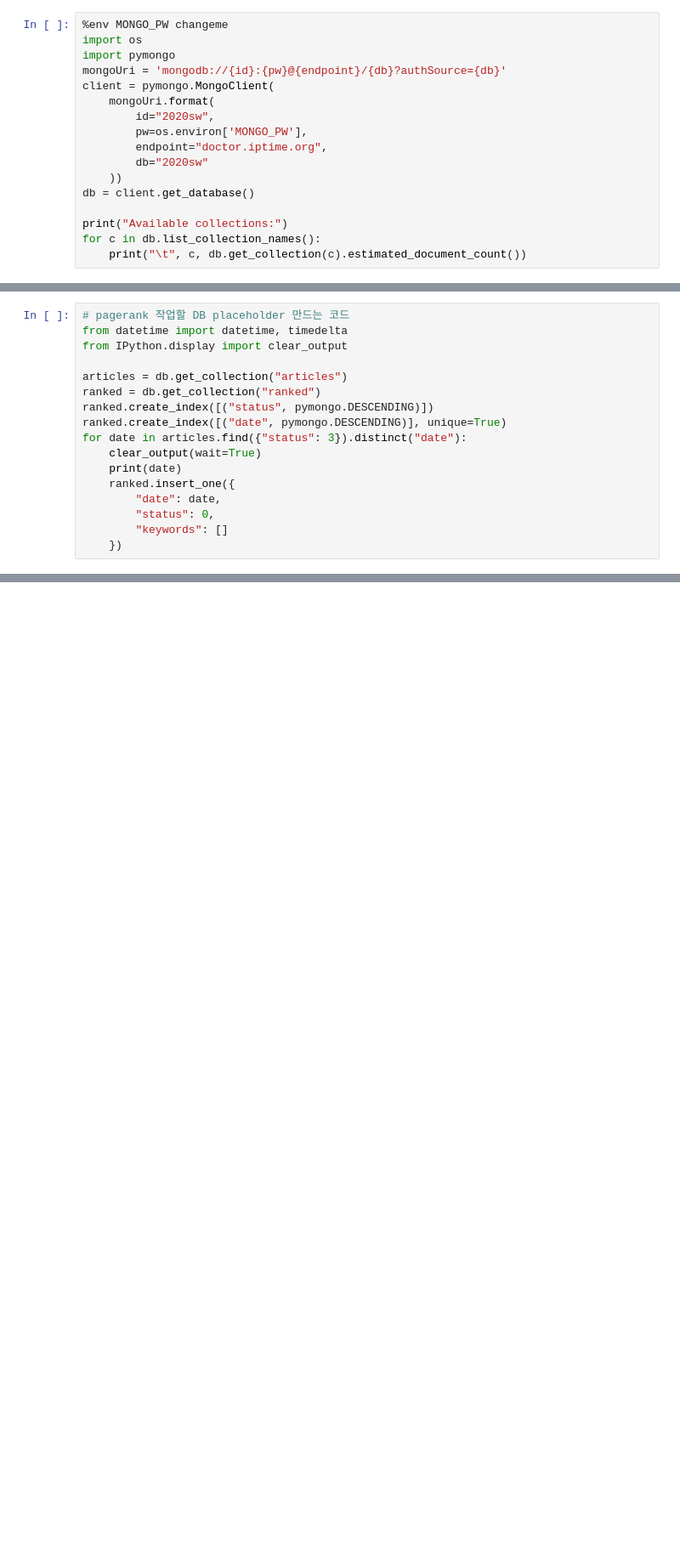
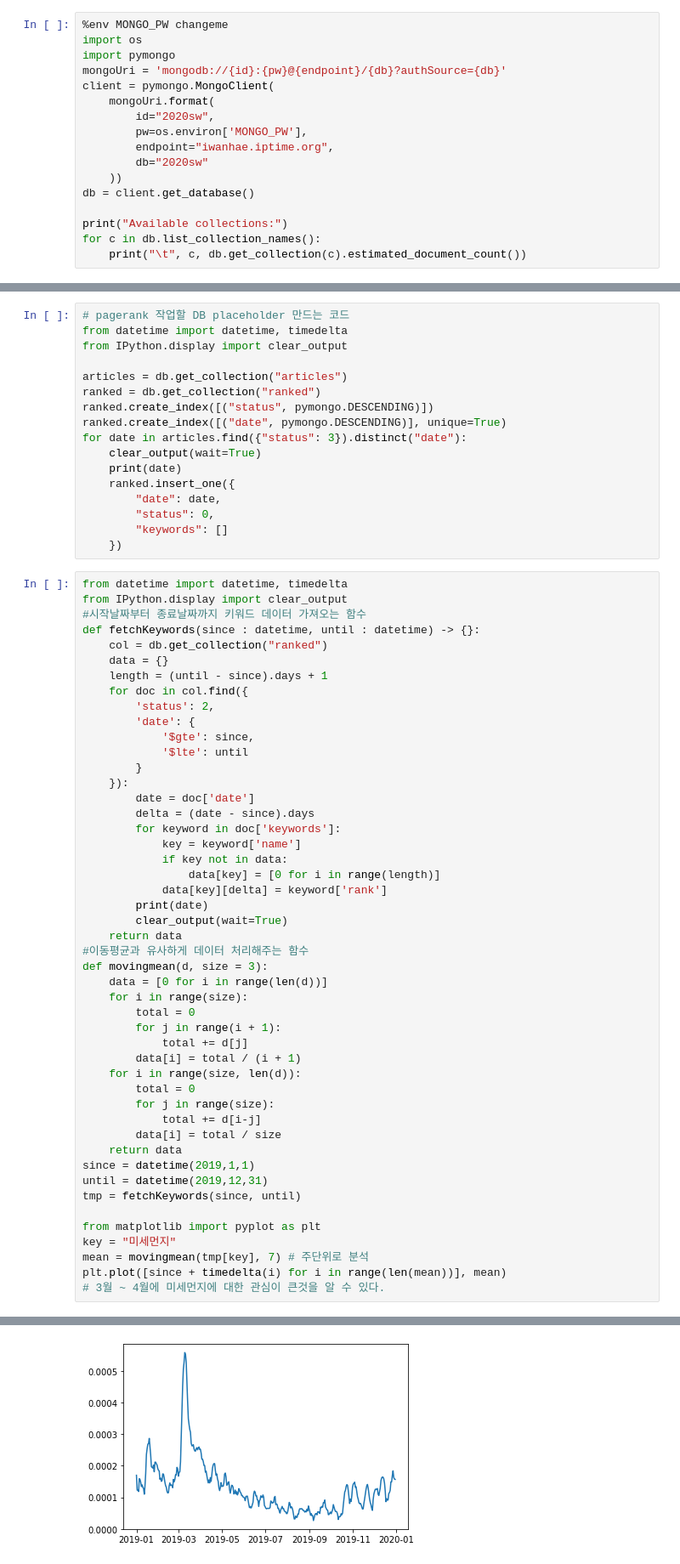
Before and after one commit to iwanhae/2020-fall-sw, a Jupyter notebook: database.ipynb, the cells around one changed output, grey strips where cells are left out. Shown: that part at 85% size. Drawn from its saved outputs; the diff is of its cells as text; blank space fills up the shorter version.

Commit message:
데이터 fetch 추가

```diff
--- a/database.ipynb
+++ b/database.ipynb
@@ -7,7 +7,7 @@ client = pymongo.MongoClient(
     mongoUri.format(
         id="2020sw",
         pw=os.environ['MONGO_PW'],
-        endpoint="doctor.iptime.org",
+        endpoint="iwanhae.iptime.org",
         db="2020sw"
     ))
 db = client.get_database()
@@ -92,3 +97,52 @@ for date in articles.find({"status": 3}).distinct("date"):
         "status": 0,
         "keywords": []
     })
+# %%
+from datetime import datetime, timedelta
+from IPython.display import clear_output
+#시작날짜부터 종료날짜까지 키워드 데이터 가져오는 함수
+def fetchKeywords(since : datetime, until : datetime) -> {}:
+    col = db.get_collection("ranked")
+    data = {}
+    length = (until - since).days + 1
+    for doc in col.find({
+        'status': 2,
+        'date': {
+            '$gte': since,
+            '$lte': until
+        }
+    }):
+        date = doc['date']
+        delta = (date - since).days
+        for keyword in doc['keywords']:
+            key = keyword['name']
+            if key not in data:
+                data[key] = [0 for i in range(length)]
+            data[key][delta] = keyword['rank']
+        print(date)
+        clear_output(wait=True)
+    return data
+#이동평균과 유사하게 데이터 처리해주는 함수
+def movingmean(d, size = 3):
+    data = [0 for i in range(len(d))]
+    for i in range(size):
+        total = 0
+        for j in range(i + 1):
+            total += d[j]
+        data[i] = total / (i + 1)
+    for i in range(size, len(d)):
+        total = 0
+        for j in range(size):
+            total += d[i-j]
+        data[i] = total / size
+    return data
+since = datetime(2019,1,1)
+until = datetime(2019,12,31)
+tmp = fetchKeywords(since, until)
+
+from matplotlib import pyplot as plt
+key = "미세먼지"
+mean = movingmean(tmp[key], 7) # 주단위로 분석
+plt.plot([since + timedelta(i) for i in range(len(mean))], mean)
+# 3월 ~ 4월에 미세먼지에 대한 관심이 큰것을 알 수 있다.
+# %% [output]
@@ -94,0 +150 @@ for date in articles.find({"status": 3}).distinct("date"):
+[figure, added]
```
Also changed, not shown: parts of 2 cells of this notebook.
